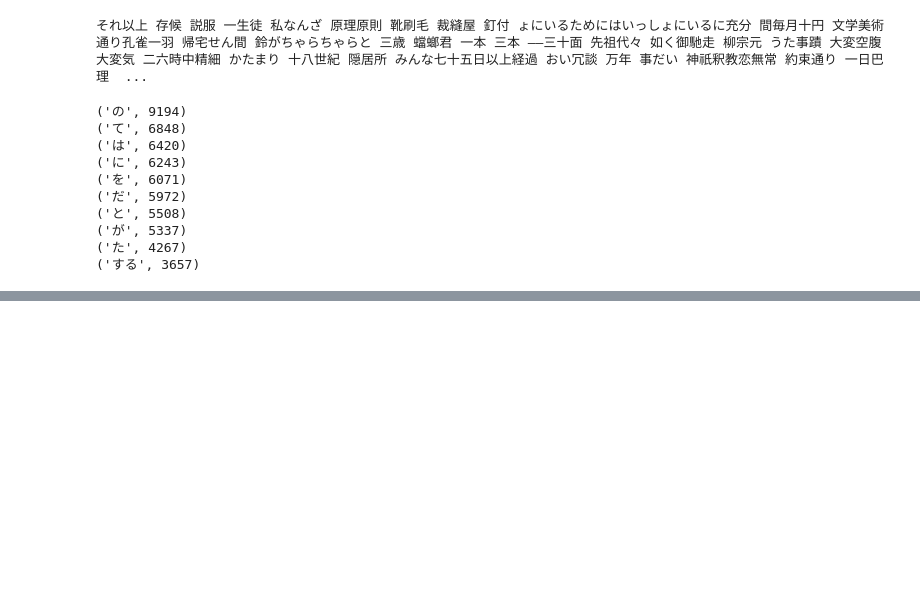
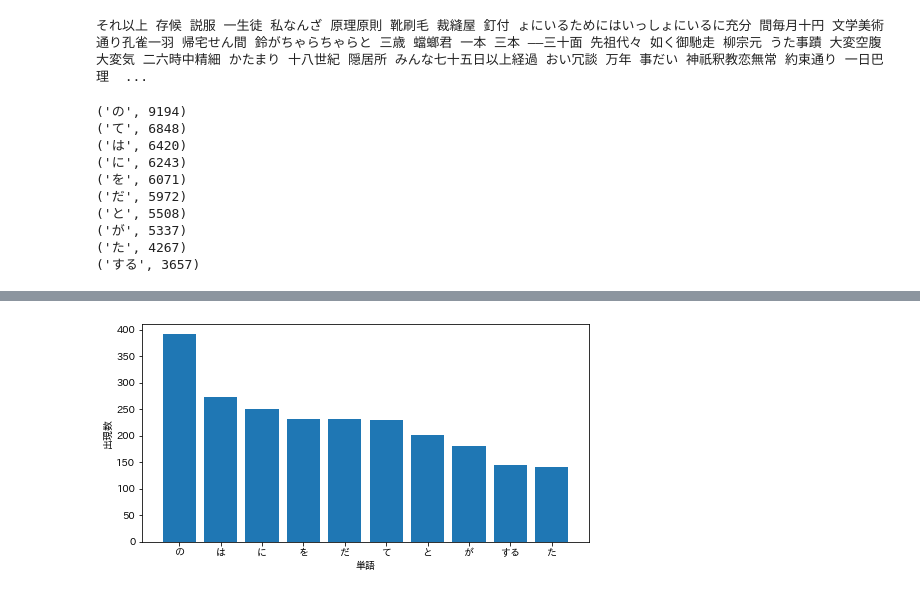
Before and after one commit to endo-ava/data-science, a Jupyter notebook: NLP100.ipynb, the cells around one changed output, grey strips where cells are left out. Drawn from its saved outputs; the diff is of its cells as text; code cells hidden in the pictures; blank space fills up the shorter version.

```diff
--- a/NLP100.ipynb
+++ b/NLP100.ipynb
@@ -288,0 +291,24 @@ plt.show()
+# %%
+#4-7 「猫」と共起頻度の高い10語
+def extract_base(block):
+    return [b['base'] for b in block if b['pos'] != '記号']
+
+words = [extract_base(block) for block in blocks]
+words = list(filter(lambda x: '猫' in x, words))
+
+d = defaultdict(int)
+for word in words:
+    for w in word:
+        if w != '猫':
+            d[w] += 1
+ans = sorted(d.items(), key=lambda x: x[1], reverse=True)[:10]
+
+labels = [a[0] for a in ans]
+values = [a[1] for a in ans]
+plt.figure(figsize=(8, 4))
+plt.bar(labels, values)
+plt.xlabel('単語')
+plt.ylabel('出現数')
+plt.show()
+# %% [output]
+[figure, added]
```
Also changed, not shown: parts of 4 cells of this notebook.
